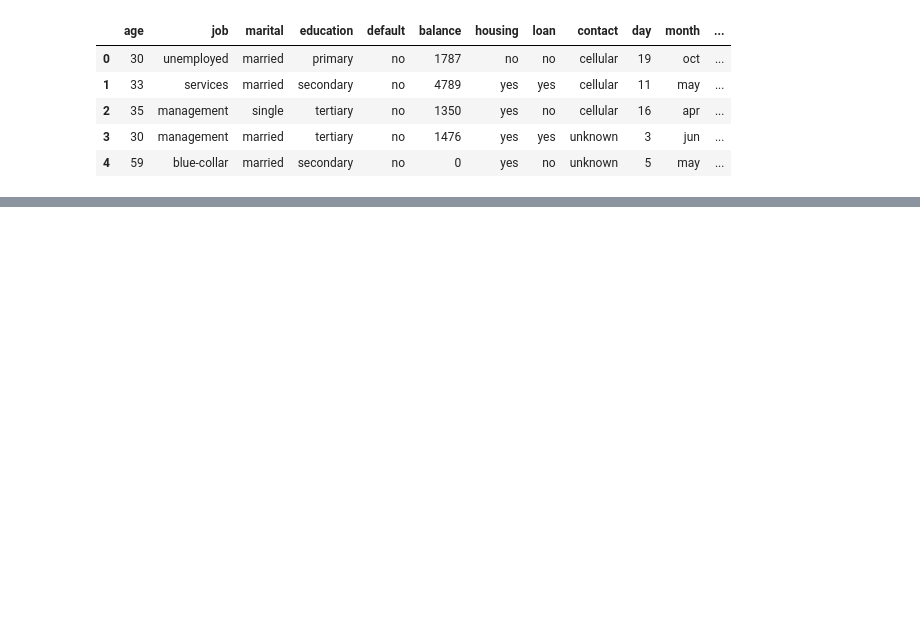
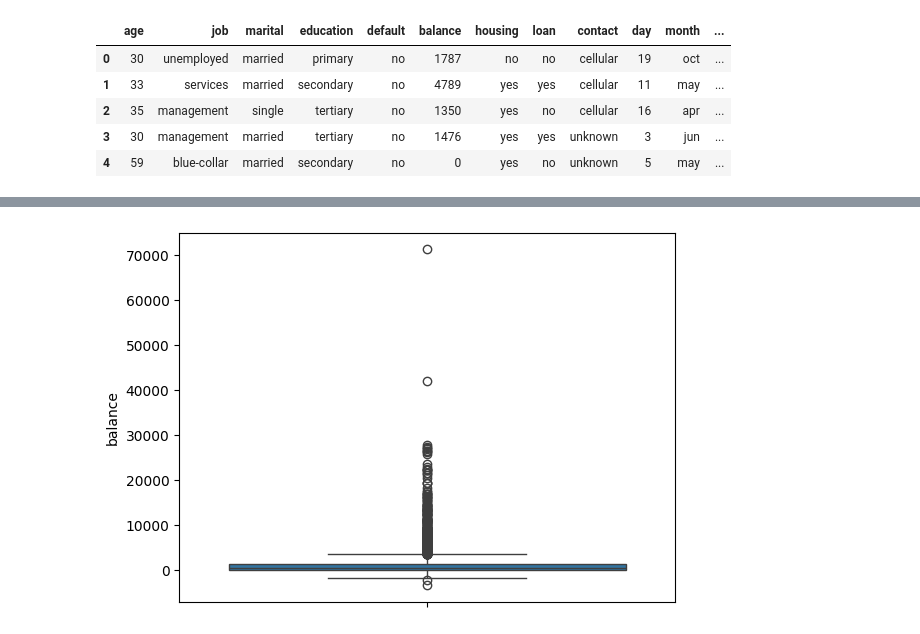
Before and after one commit to RealHaroon/PRODIGY_DS_03, a Jupyter notebook: notebook/Decision Tree Classifier.ipynb, the cells around one changed output, grey strips where cells are left out. Saved outputs shown, nothing was run; the diff lists cells and outputs as text; code cells hidden in the pictures; blank space fills up the shorter version.

```diff
--- a/notebook/Decision Tree Classifier.ipynb
+++ b/notebook/Decision Tree Classifier.ipynb
@@ -64,0 +130,5 @@ df.select_dtypes(include='number').
+# %%
+sns.boxplot(df['balance'])
+plt.show()
+# %% [output]
+[figure, added]
```
Also changed, not shown: parts of 16 cells of this notebook, 1 other file.
